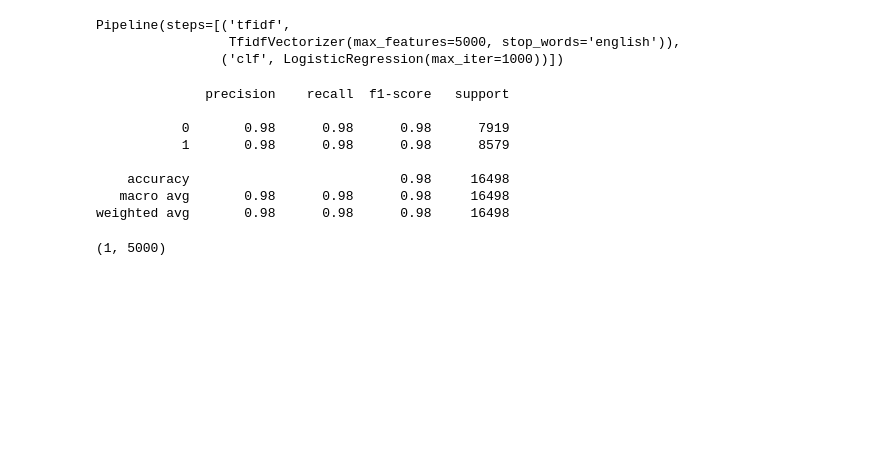
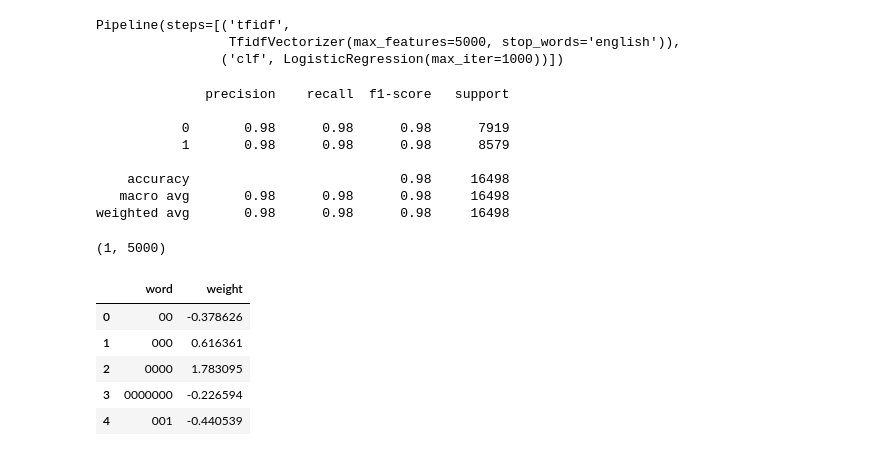
Before and after one commit to cont1n3nt/ai-phishing-detector, a Jupyter notebook: notebooks/eda.ipynb, the cells around one changed output. Cells and saved outputs as stored; diff of their text form; code cells hidden in the pictures; blank space fills up the shorter version.

```diff
--- a/notebooks/eda.ipynb
+++ b/notebooks/eda.ipynb
@@ -103,3 +103,12 @@ coef_df = pd.DataFrame({
     "word": feature_names,
     "weight": model.coef_[0]
 })
+# %%
+coef_df.head()
+# %% [output]
+|  | word | weight |
+| 0 | 00 | -0.378626 |
+| 1 | 000 | 0.616361 |
+| 2 | 0000 | 1.783095 |
+| 3 | 0000000 | -0.226594 |
+| 4 | 001 | -0.440539 |
```
Also changed, not shown: parts of 1 cell of this notebook.
